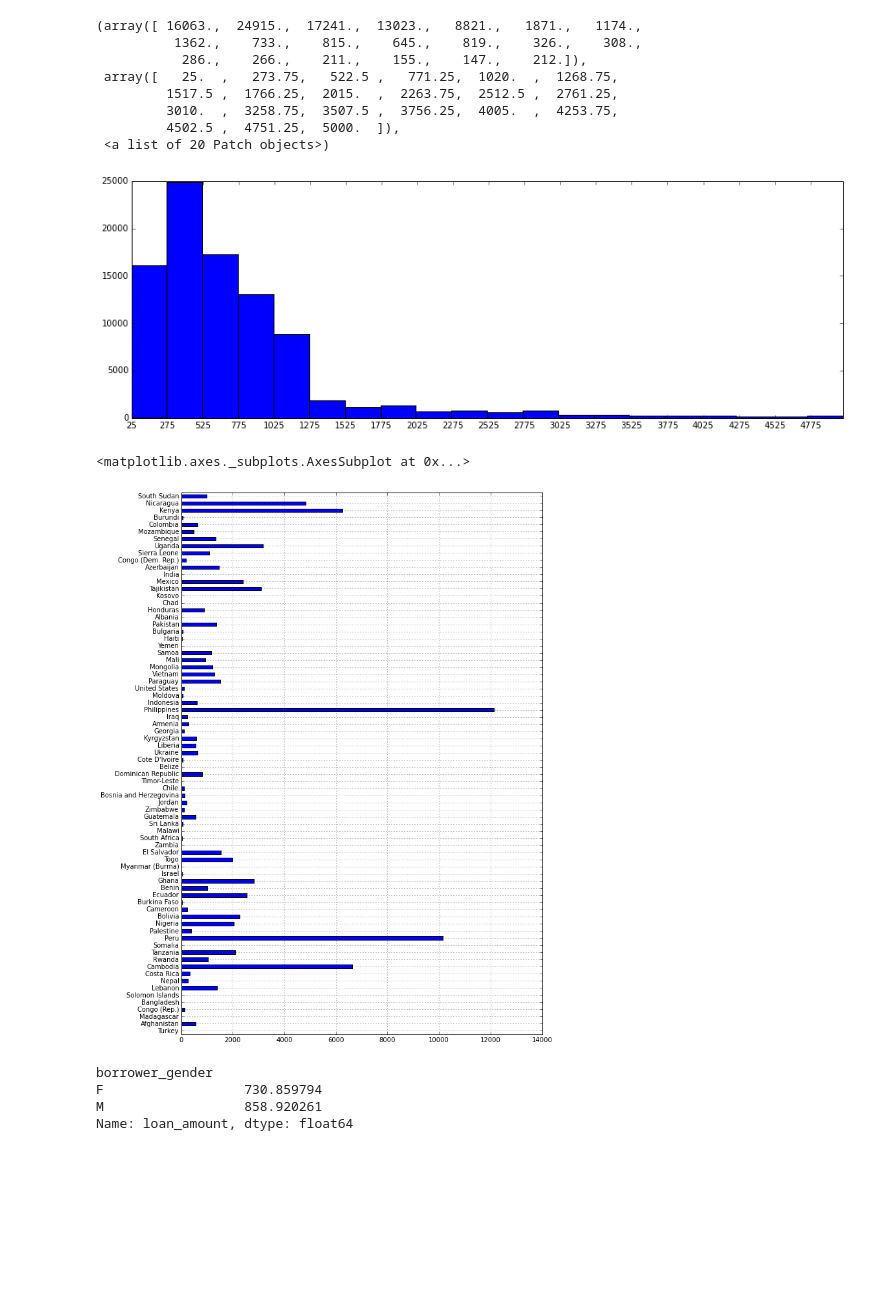
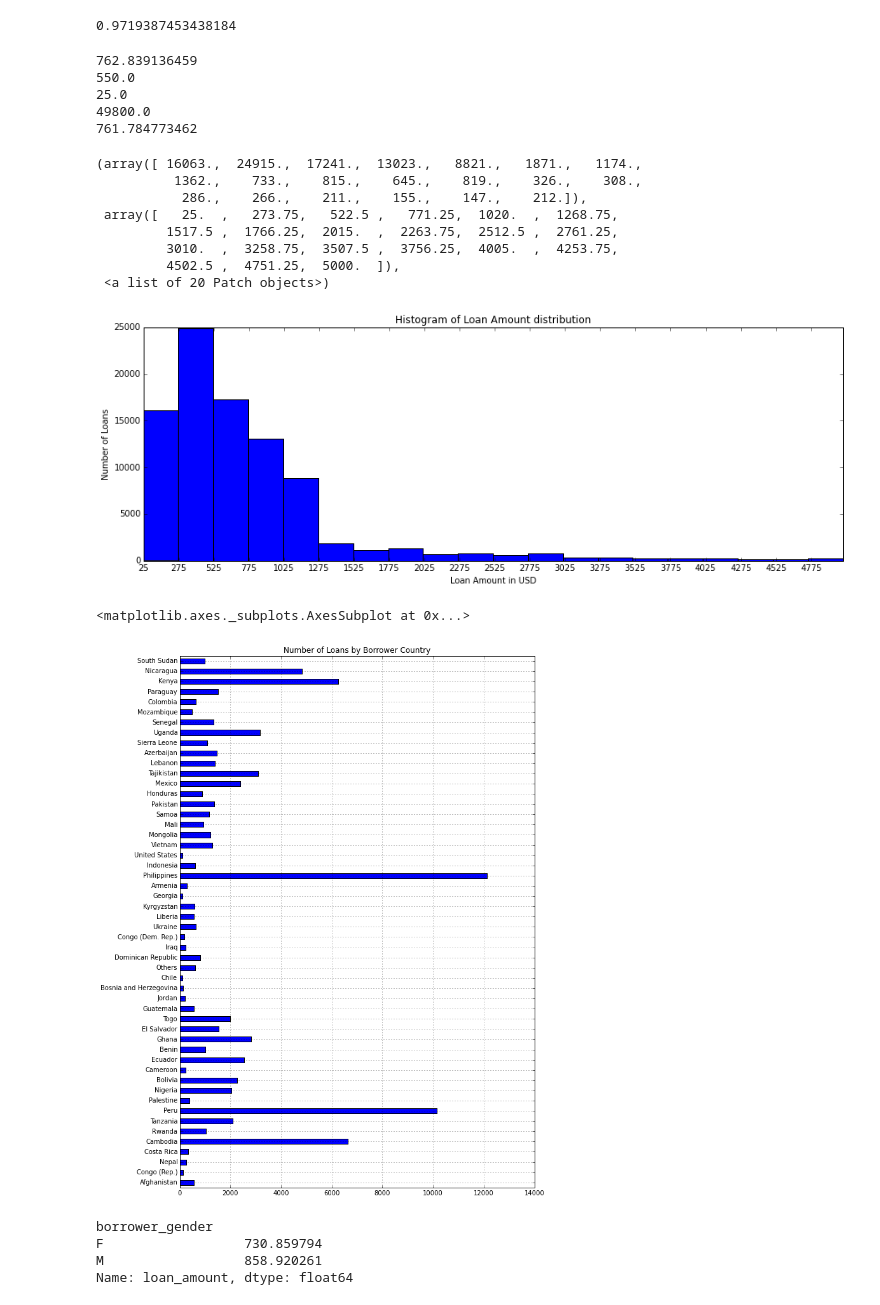
Before and after one commit to mwenda11/spring-2015-homeworks, a Jupyter notebook: project/basic_statistics.ipynb, the cells around one changed output. Drawn from its saved outputs; the diff is of its cells as text; code cells hidden in the pictures; blank space fills up the shorter version.

```diff
--- a/project/basic_statistics.ipynb
+++ b/project/basic_statistics.ipynb
@@ -85,10 +94,11 @@ array(['3254', 'Noem\xc3\xad', 'paid', '200', 'None', '200', 'Sewing',
 # %%
 dframe = pd.DataFrame(data_matrix, columns=columns)
 # %%
-#dframe.funded_amount = dframe['funded_amount'].astype(float)
-#dframe.loan_amount = dframe['loan_amount'].astype(float)
-#dframe.lender_count = dframe['lender_count'].astype(float)
+dframe.funded_amount = dframe['funded_amount'].astype(float)
+dframe.loan_amount = dframe['loan_amount'].astype(float)
+dframe.lender_count = dframe['lender_count'].astype(float)
 dframe.num_borrowers = dframe['num_borrowers'].astype(float)
+dframe.desc_length = dframe['desc_length'].astype(float)
 #dframe = dframe.drop(dframe.index[[89491,99997]])
 #dframe.iloc[89491,0]
 dframe.info()
@@ -126,0 +123,10 @@ dframe.iloc[0:10,10:23]
+# %%
+def fix_amount(row):
+    paid = row.paid_amount
+    try:
+        val = float(paid)
+        return paid
+    except:
+        return '0.0'
+
+dframe['paid_amountx'] = dframe.apply(fix_amount, axis = 1)
@@ -126,0 +153,9 @@ dframe.iloc[0:10,10:23]
+# %%
+#dframe.paid_amountx = dframe['paid_amountx'].astype(float)
+#dframe.iloc[30:32,:10]
+def diff_amount(row):
+    paid = row.paid_amountx
+    loaned = row.loan_amount
+    return loaned-paid
+
+dframe['diff_amount'] = dframe.apply(diff_amount, axis = 1)
@@ -155,3 +239,20 @@ dframe.loan_amount.mean()
+# %%
+dframe.loan_amount.count()
+statuses['paid']*1.0/(statuses['paid'] + statuses['defaulted'])
+# %% [output]
+0.9719387453438184
+# %%
+print dframe.loan_amount.mean()
+print dframe.loan_amount.median()
+print dframe.loan_amount.min()
+print dframe.loan_amount.max()
+print dframe.loan_amount.std()
+# %% [output]
+762.839136459
+550.0
+25.0
+49800.0
+761.784773462
 # %%
 #for amt, stat_data in dframe.groupby('status'):
 ls = [1.0,3.0,5.0,4.0,5.0,4.0,1.0]
@@ -164,8 +265,12 @@ less5000 = amt[0:len(amt)-99]
 more5000 = amt[len(amt)-99:]
 
 #amounts.plot(kind="hist")
+title = 'Histogram of Loan Amount distribution'
 fig = plt.figure(figsize=(15,5), dpi=100)
 plt.xticks(np.arange(min(less5000), max(less5000)+1, 250.0))
+plt.title(title)
+plt.xlabel('Loan Amount in USD')
+plt.ylabel('Number of Loans')
 plt.hist(less5000, bins=20)
 
 #DataFrame.hist(dframe,column='loan_amount', bins=80, figsize=(18,5))
@@ -179,7 +284,7 @@ plt.hist(less5000, bins=20)
          3010.  ,  3258.75,  3507.5 ,  3756.25,  4005.  ,  4253.75,
          4502.5 ,  4751.25,  5000.  ]),
  <a list of 20 Patch objects>)
-[figure, old version]
+[figure, new version]
 # %%
 #fig = plt.figure(figsize=(15,5), dpi=100)
 #plt.xticks(np.arange(min(more5000), max(more5000)+1, 2500.0))
@@ -187,18 +292,26 @@ plt.hist(less5000, bins=20)
 # %%
 # TODO histogram
 countries = defaultdict(int)
+others = 0
 
 for con, con_data in dframe.groupby('country'):
-    countries[con] = len(con_data)
+    num_loans = len(con_data)
+    if num_loans > 100:
+        countries[con] = len(con_data)
+    else:
+        others += num_loans
+
+countries['Others'] = others
 
 # create dataframe from dictionary
 cframe = pd.DataFrame.from_dict(countries, orient='index', dtype=None)
 
 cframe.columns = ['country']
-cframe.country.plot(kind='barh', figsize=(10,15))
+title = 'Number of Loans by Borrower Country'
+cframe.country.plot(kind='barh', figsize=(10,15), title=title)
 # %% [output]
 <matplotlib.axes._subplots.AxesSubplot at 0x...>
-[figure, old version]
+[figure, new version]
 # %%
 dframe.groupby('borrower_gender').loan_amount.mean()
 # %% [output]
```
Also changed, not shown: parts of 14 cells of this notebook, 4 other files.
